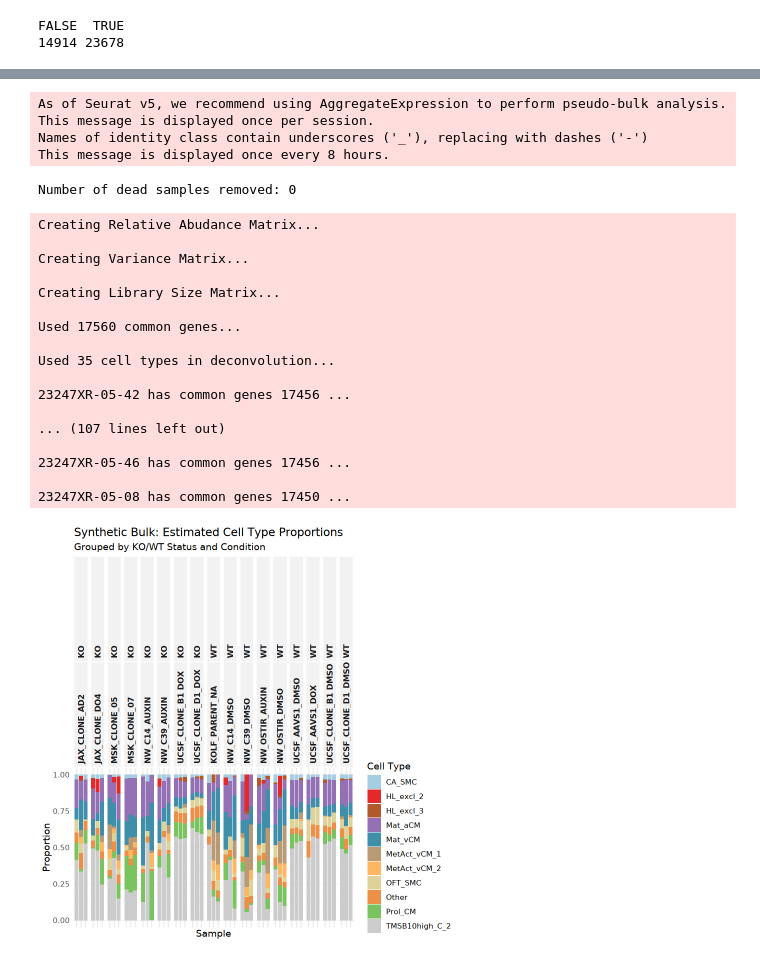
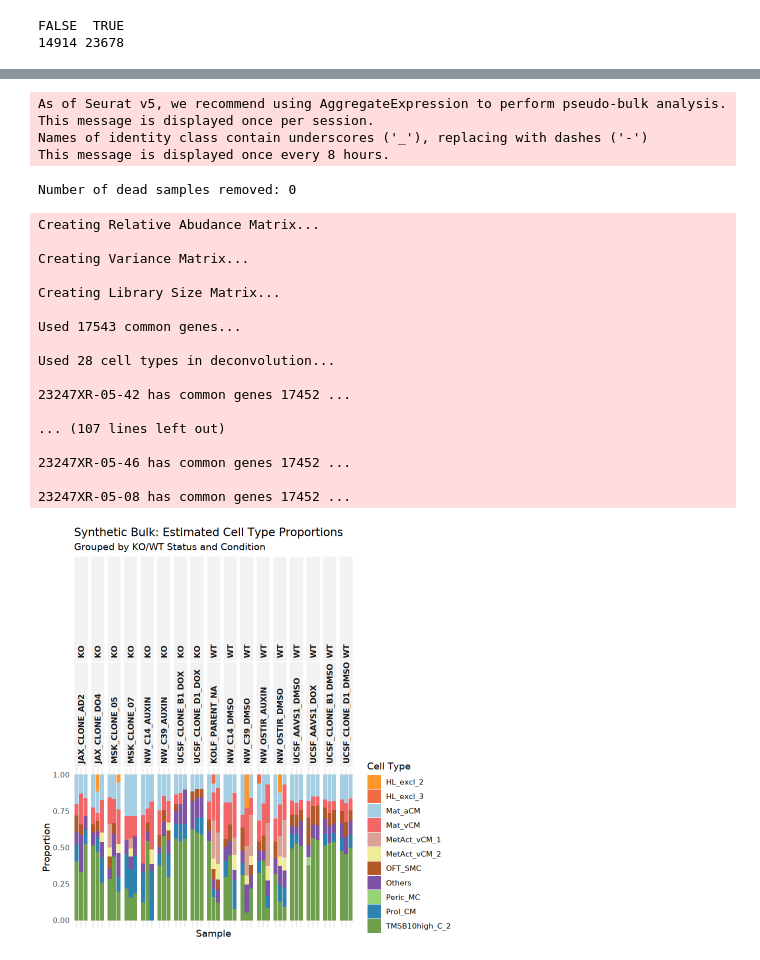
Before and after one commit to morphic-bio/exchange-experiment-analysis, a Jupyter notebook: scripts/03_Deconvolution_ISL1.ipynb, the cells around one changed output, grey strips where cells are left out. Drawn from its saved outputs; the diff is of its cells as text; code cells hidden in the pictures.

```diff
--- a/scripts/03_Deconvolution_ISL1.ipynb
+++ b/scripts/03_Deconvolution_ISL1.ipynb
@@ -407,19 +465,16 @@ long_synth <- merged_synth %>%
     values_to = "Proportion"
   )
 
-# 4. Set threshold and determine which cells to keep (using 5% as before)
-threshold <- 0.05
-keep_cells_synth <- long_synth %>%
-  group_by(CellType) %>%
-  summarize(MaxProp = max(Proportion, na.rm = TRUE)) %>%
-  filter(MaxProp >= threshold) %>%
-  pull(CellType)
-
-# 5. Clean dataset (Rare cells -> "Other")
+# 4. Apply the same per-sample 5% display threshold used for the real bulk.
 synth_long_data_clean <- long_synth %>%
-  mutate(CellType = ifelse(CellType %in% keep_cells_synth, as.character(CellType), "Other")) %>%
-  group_by(SampleName, Dcondition, ko_gene, CellType) %>%
-  summarize(Proportion = sum(Proportion, na.rm = TRUE), .groups = "drop")
+  mutate(
+    CellType = if_else(
+      !is.na(Proportion) & Proportion < small_proportion_threshold,
+      "Others", as.character(CellType)
+    )
+  ) %>%
+  group_by(across(-Proportion)) %>%
+  summarise(Proportion = sum(Proportion), .groups = "drop")
 
 # 6. Apply Label Mapping
 label_map <- c(
@@ -465,17 +520,13 @@ synth_long_data_clean <- synth_long_data_clean %>%
   )
 
 # 8. Setup Shuffled Colors (Kept identical to previous seed so colors match the original graph)
-n_colors_synth <- length(unique(synth_long_data_clean$CellType[synth_long_data_clean$CellType != "Other"]))
+synth_cell_type_levels <- unique(synth_long_data_clean$CellType)
+n_colors_synth <- length(synth_cell_type_levels)
 base_palette_synth <- colorRampPalette(brewer.pal(12, "Paired"))(n_colors_synth)
 
 set.seed(42)
 distinct_colors_synth <- sample(base_palette_synth)
-
-if ("Other" %in% unique(synth_long_data_clean$CellType)) {
-  final_colors_synth <- c(distinct_colors_synth, "grey80")
-} else {
-  final_colors_synth <- distinct_colors_synth
-}
+final_colors_synth <- setNames(distinct_colors_synth, synth_cell_type_levels)
 
 # 9. Plot 1: Bar Plot for Synthetic Data
 p_synth <- ggplot(synth_long_data_clean, aes(x = SampleName, y = Proportion, fill = CellType)) +
@@ -493,39 +544,39 @@ p_synth <- ggplot(synth_long_data_clean, aes(x = SampleName, y = Proportion, fil
     panel.spacing = unit(0.2, "lines"),
     strip.background = element_rect(fill = "grey95", color = "white")
   ) +
   labs(
     title = "Synthetic Bulk: Estimated Cell Type Proportions", # Updated Title
     subtitle = "Grouped by KO/WT Status and Condition",
     x = "Sample",
     y = "Proportion",
     fill = "Cell Type"
   )
 
 print(p_synth)
 # %% [output]
 As of Seurat v5, we recommend using AggregateExpression to perform pseudo-bulk analysis.
 This message is displayed once per session.
 Names of identity class contain underscores ('_'), replacing with dashes ('-')
 This message is displayed once every 8 hours.
 Number of dead samples removed: 0
 Creating Relative Abudance Matrix...
 
 Creating Variance Matrix...
 
 Creating Library Size Matrix...
 
-Used 17560 common genes...
+Used 17543 common genes...
 
-Used 35 cell types in deconvolution...
+Used 28 cell types in deconvolution...
 
-23247XR-05-42 has common genes 17456 ...
+23247XR-05-42 has common genes 17452 ...
 
 ... (107 lines left out)
 
-23247XR-05-46 has common genes 17456 ...
+23247XR-05-46 has common genes 17452 ...
 
-23247XR-05-08 has common genes 17450 ...
+23247XR-05-08 has common genes 17452 ...
-[figure, old version]
+[figure, new version]
 # %%
 # Find the genes that overlap between your true bulk and your synthetic bulk
 common_genes <- intersect(rownames(cts_dat), rownames(synthetic_bulk))
```
Also changed, not shown: parts of 5 cells of this notebook, 2 other files.
